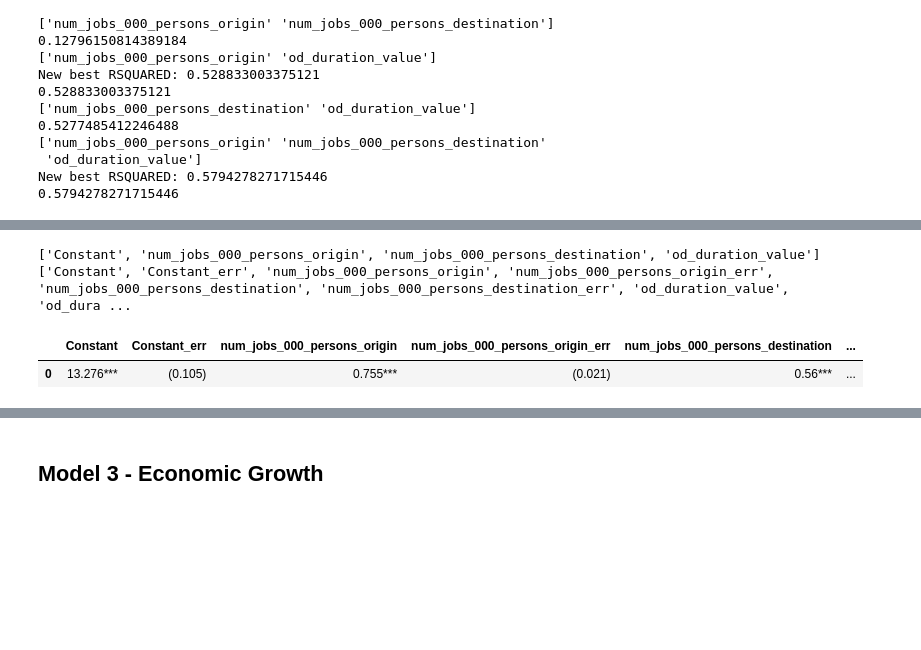
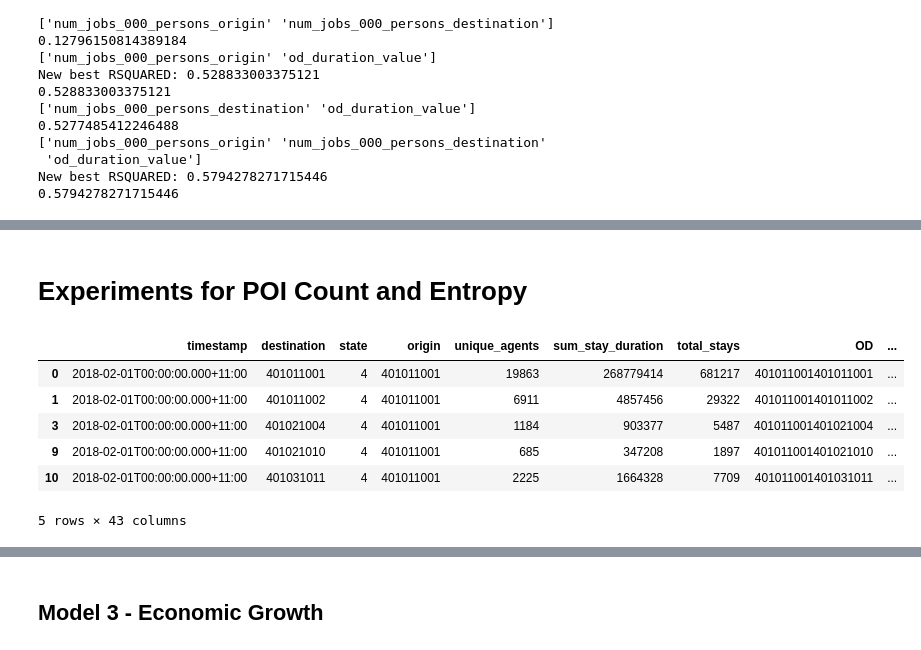
Before and after one commit to cjsyzwsh/South_Australia_Transport_Econ, a Jupyter notebook: notebooks/jason/4_models-degree.ipynb, the cells around one changed output, grey strips where cells are left out. Drawn from its saved outputs; the diff is of its cells as text; code cells hidden in the pictures; blank space fills up the shorter version.

```diff
--- a/notebooks/jason/4_models-degree.ipynb
+++ b/notebooks/jason/4_models-degree.ipynb
@@ -533,20 +537,3 @@ Covariance Type:            nonrobust
 Notes:
 [1] Standard Errors assume that the covariance matrix of the errors is correctly specified.
 0.5794278271715446
-# %%
-all_vars = ['Constant','num_jobs_000_persons_origin', 'num_jobs_000_persons_destination', 'od_duration_value']
-errors = []
-for elt in all_vars:
-    e = elt + "_err"
-    errors.append(e)
-temp = []
-for i in range(len(all_vars)):
-    temp.append(all_vars[i])
-    if all_vars[i] not in {'Observations','R_squared', 'Adjusted_R_squared'}:
-        temp.append(errors[i])
-
-print(all_vars)
-print(temp)
-# %% [output]
-['Constant', 'num_jobs_000_persons_origin', 'num_jobs_000_persons_destination', 'od_duration_value']
-['Constant', 'Constant_err', 'num_jobs_000_persons_origin', 'num_jobs_000_persons_origin_err', 'num_jobs_000_persons_destination', 'num_jobs_000_persons_destination_err', 'od_duration_value', 'od_dura ...
@@ -591,5 +540,14 @@ for variables,data, model in models:
+# %% [markdown]
+# Experiments for POI Count and Entropy
+# %%
+edge_poi_df =  pd.read_pickle('../../data_process/edge_degree_entropy_df.pickle')
 # %%
-table1.head()
+edge_poi_df.head()
 # %% [output]
-|  | Constant | Constant_err | num_jobs_000_persons_origin | num_jobs_000_persons_origin_err | num_jobs_000_persons_destination | ... |
-| 0 | 13.276*** | (0.105) | 0.755*** | (0.021) | 0.56*** | ... |
+|  | timestamp | destination | state | origin | unique_agents | sum_stay_duration | total_stays | OD | ... |
+| 0 | 2018-02-01T00:00:00.000+11:00 | 401011001 | 4 | 401011001 | 19863 | 268779414 | 681217 | 401011001401011001 | ... |
+| 1 | 2018-02-01T00:00:00.000+11:00 | 401011002 | 4 | 401011001 | 6911 | 4857456 | 29322 | 401011001401011002 | ... |
+| 3 | 2018-02-01T00:00:00.000+11:00 | 401021004 | 4 | 401011001 | 1184 | 903377 | 5487 | 401011001401021004 | ... |
+| 9 | 2018-02-01T00:00:00.000+11:00 | 401021010 | 4 | 401011001 | 685 | 347208 | 1897 | 401011001401021010 | ... |
+| 10 | 2018-02-01T00:00:00.000+11:00 | 401031011 | 4 | 401011001 | 2225 | 1664328 | 7709 | 401011001401031011 | ... |
+5 rows × 43 columns
```
Also changed, not shown: parts of 26 cells of this notebook, 5 other files.
